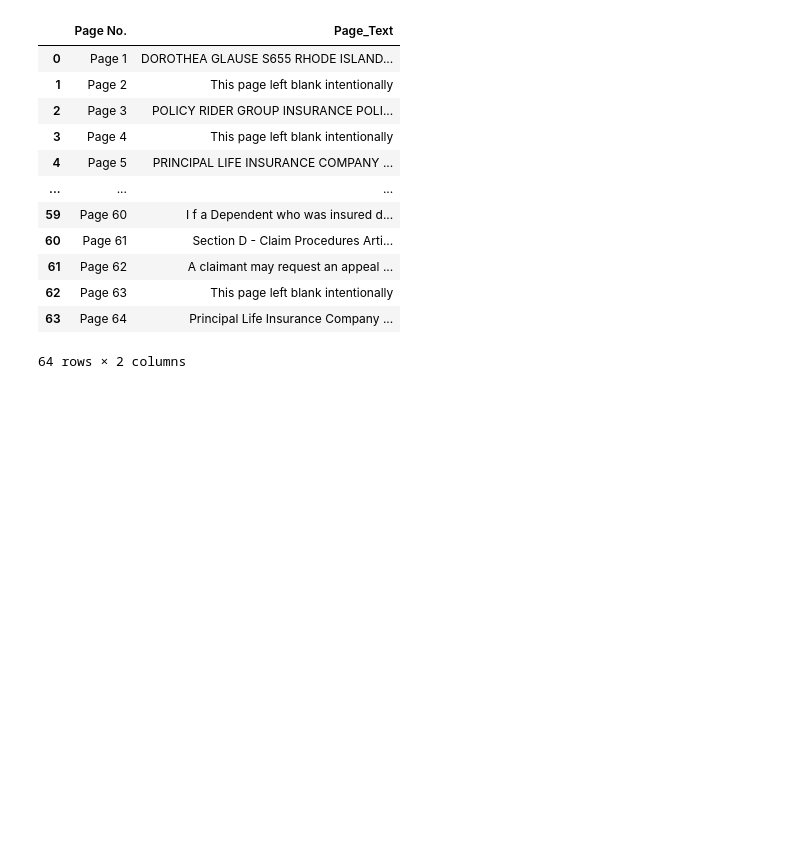
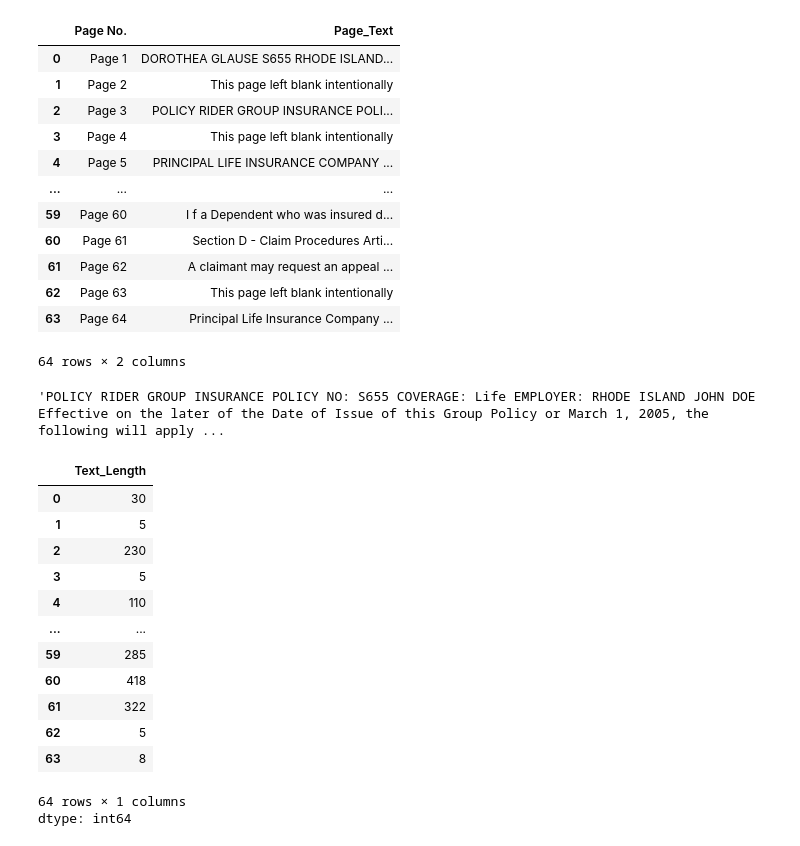
Before and after one commit to ashitajain/HelpMate_AI, a Jupyter notebook: Mr.HelpMate AI.ipynb, the cells around one changed output. Cells and saved outputs as stored; diff of their text form; code cells hidden in the pictures; blank space fills up the shorter version.

```diff
--- a/Mr.HelpMate AI.ipynb
+++ b/Mr.HelpMate AI.ipynb
@@ -195,3 +195,8 @@ insurance_pdfs_data
 | 62 | Page 63 | This page left blank intentionally |
 | 63 | Page 64 | Principal Life Insurance Company ... |
 64 rows × 2 columns
+# %%
+# Check one of the extracted page texts to ensure that the text has been correctly read
+insurance_pdfs_data.Page_Text[2]
+# %% [output]
+'POLICY RIDER GROUP INSURANCE POLICY NO: S655 COVERAGE: Life EMPLOYER: RHODE ISLAND JOHN DOE Effective on the later of the Date of Issue of this Group Policy or March 1, 2005, the following will apply ...
@@ -197,0 +206,17 @@ insurance_pdfs_data
+# %%
+insurance_pdfs_data['Text_Length']
+# %% [output]
+|  | Text_Length |
+| 0 | 30 |
+| 1 | 5 |
+| 2 | 230 |
+| 3 | 5 |
+| 4 | 110 |
+| ... | ... |
+| 59 | 285 |
+| 60 | 418 |
+| 61 | 322 |
+| 62 | 5 |
+| 63 | 8 |
+64 rows × 1 columns
+dtype: int64
```
Also changed, not shown: parts of 2 cells of this notebook.
